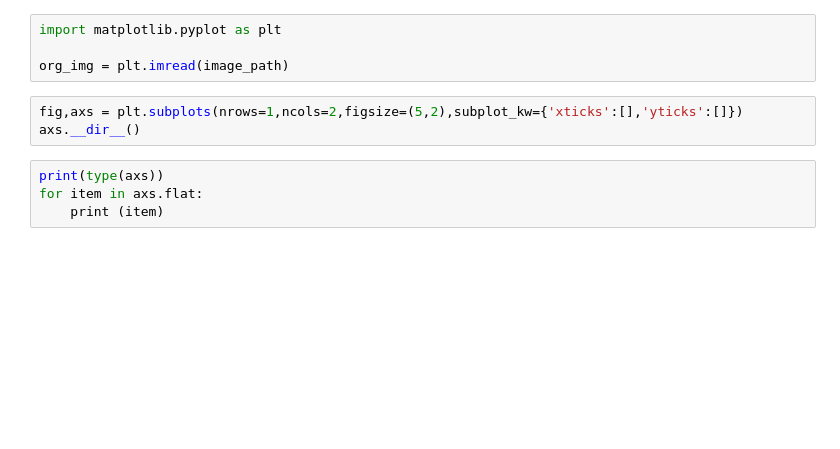
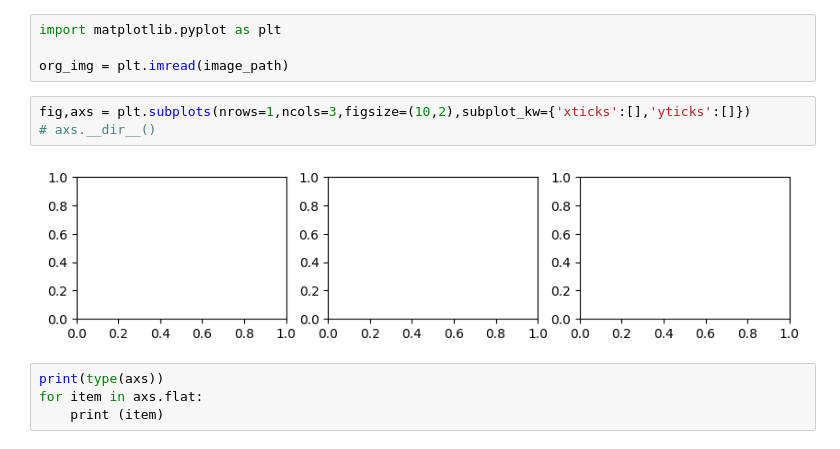
Before and after one commit to nischalmainali21/python_image_task, a Jupyter notebook: task.ipynb, the cells around one changed output. Drawn from its saved outputs; the diff is of its cells as text; blank space fills up the shorter version.

```diff
--- a/task.ipynb
+++ b/task.ipynb
@@ -124,8 +123,10 @@ import matplotlib.pyplot as plt
 
 org_img = plt.imread(image_path)
 # %%
-fig,axs = plt.subplots(nrows=1,ncols=2,figsize=(5,2),subplot_kw={'xticks':[],'yticks':[]})
-axs.__dir__()
+fig,axs = plt.subplots(nrows=1,ncols=3,figsize=(10,2),subplot_kw={'xticks':[],'yticks':[]})
+# axs.__dir__()
+# %% [output]
+[figure, added]
 # %%
 print(type(axs))
 for item in axs.flat:
```
Also changed, not shown: parts of 2 cells of this notebook, 3 other files.
